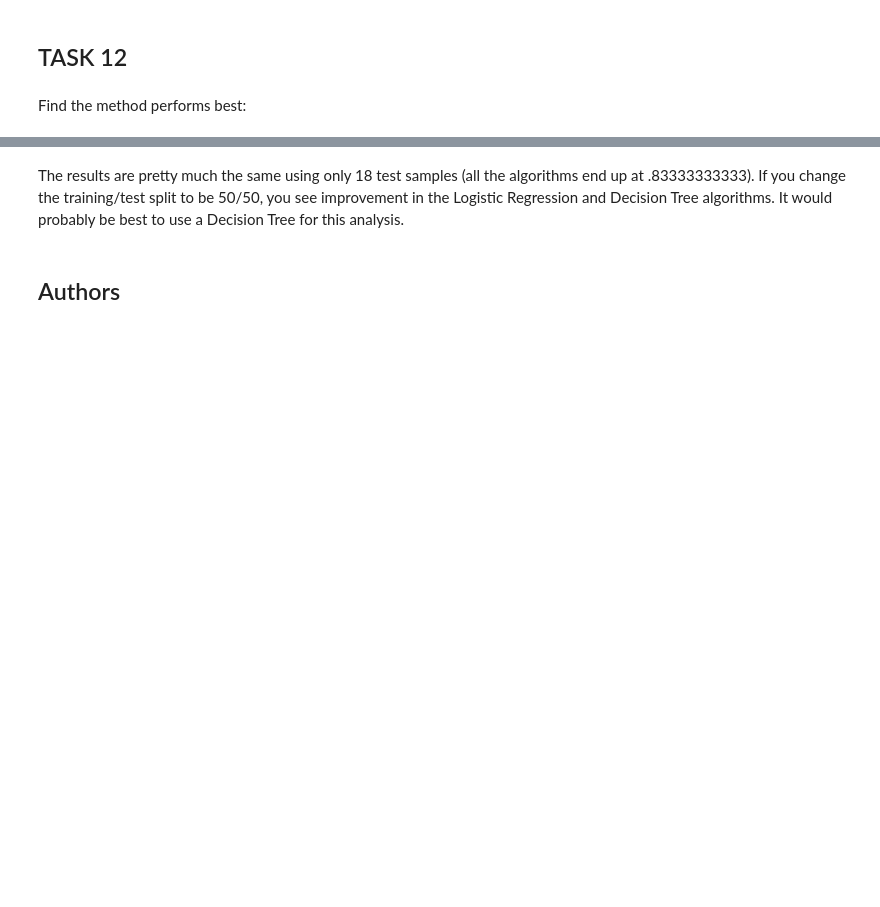
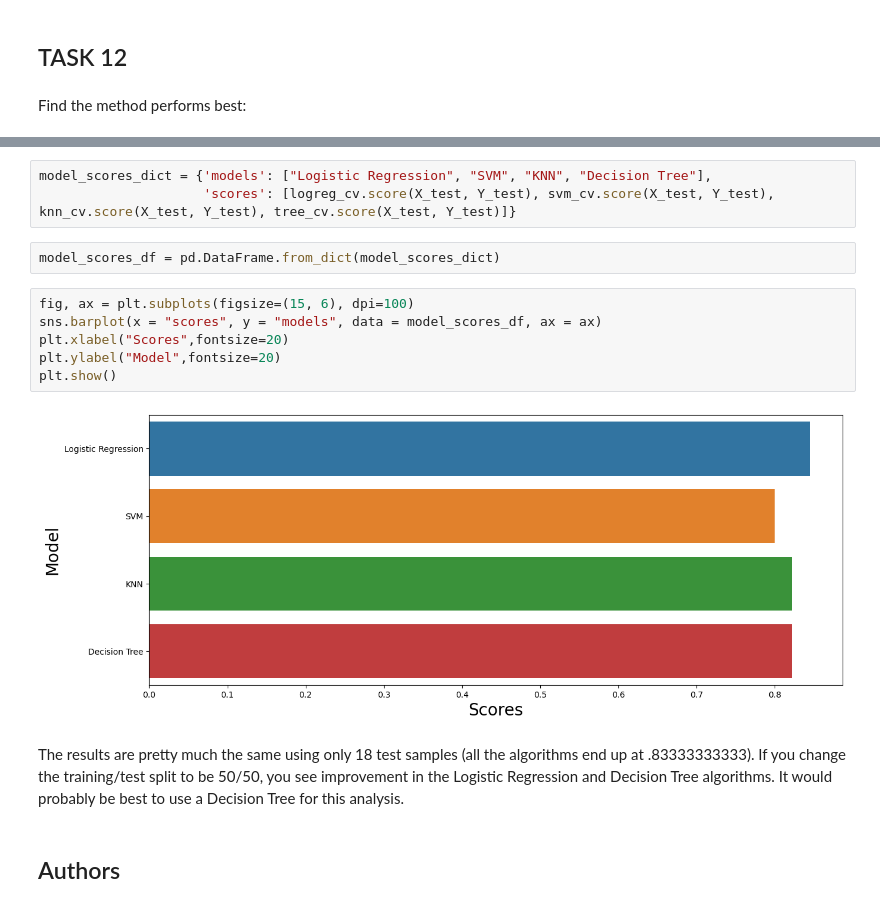
Before and after one commit to danny-moncada/ibm_data_science_capstone, a Jupyter notebook: Machine Learning Prediction DM.ipynb, the cells around one changed output, grey strips where cells are left out. Saved outputs shown, nothing was run; the diff lists cells and outputs as text; blank space fills up the shorter version.

```diff
--- a/Machine Learning Prediction DM.ipynb
+++ b/Machine Learning Prediction DM.ipynb
@@ -332,3 +332,16 @@ TREE: 0.8444444444444444
+# %%
+model_scores_dict = {'models': ["Logistic Regression", "SVM", "KNN", "Decision Tree"],
+                     'scores': [logreg_cv.score(X_test, Y_test), svm_cv.score(X_test, Y_test), knn_cv.score(X_test, Y_test), tree_cv.score(X_test, Y_test)]}
+# %%
+model_scores_df = pd.DataFrame.from_dict(model_scores_dict)
+# %%
+fig, ax = plt.subplots(figsize=(15, 6), dpi=100)
+sns.barplot(x = "scores", y = "models", data = model_scores_df, ax = ax)
+plt.xlabel("Scores",fontsize=20)
+plt.ylabel("Model",fontsize=20)
+plt.show()
+# %% [output]
+[figure, added]
 # %% [markdown]
 The results are pretty much the same using only 18 test samples (all the algorithms end up at .83333333333).  If you change the training/test split to be 50/50, you see improvement in the Logistic Regression and Decision Tree algorithms.  It would probably be best to use a Decision Tree for this analysis.
 # %% [markdown]
```
Also changed, not shown: parts of 3 cells of this notebook.
